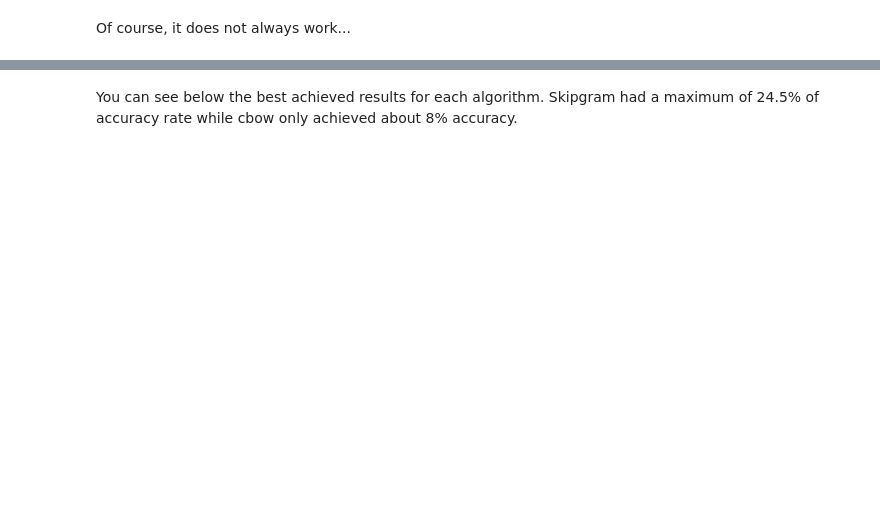
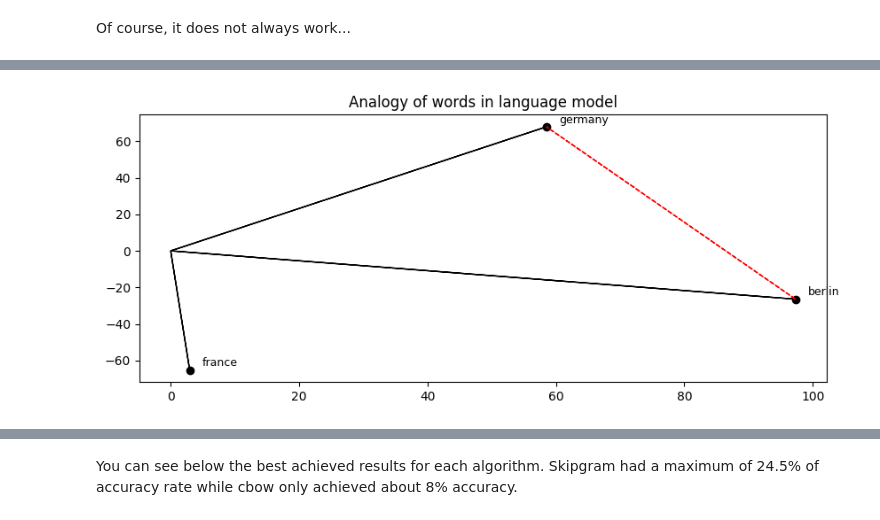
Before and after one commit to luizppa/natural-language-model, a Jupyter notebook: natural_language_model.ipynb, the cells around one changed output, grey strips where cells are left out. Drawn from its saved outputs; the diff is of its cells as text; code cells hidden in the pictures; blank space fills up the shorter version.

```diff
--- a/natural_language_model.ipynb
+++ b/natural_language_model.ipynb
@@ -140,7 +142,7 @@ def get_model(corpus_size, sg=1, window=2, vector_size=100, epochs=30, min_count
     if path.isfile(model_name):
         return Word2Vec.load(model_name).wv
     else:
-        print('Model not trained')
+        raise KeyError('Model not trained')
 # %% [markdown]
 ### Parameters
 
@@ -201,13 +205,11 @@ def analogy(model, word, is_to, as_word):
     result = model.most_similar(negative=[word], positive=[is_to, as_word])
     return result[0][0]
 # %%
-model = get_model(corpus_size=len(sentences), sg=1, window=5, vector_size=100, epochs=20, min_count=30)
+model = get_model(corpus_size=len(sentences), sg=1, window=10, vector_size=300, epochs=30, min_count=10)
 print('germany is to berlin as france is to: {}'.format(analogy(model, 'germany', 'berlin', 'france')))
-print('star is to sun as planet is to: {}'.format(analogy(model, 'star', 'sun', 'planet')))
-print('man is to king as woman is to: {}'.format(analogy(model, 'man', 'king', 'woman')))
-print('teacher is to school as nurse is to: {}'.format(analogy(model, 'teacher', 'school', 'nurse')))
+print('sun is to star as earth is to: {}'.format(analogy(model, 'sun', 'star', 'earth')))
+print('man is to father as woman is to: {}'.format(analogy(model, 'man', 'father', 'woman')))
 print('frederick is to king as elizabeth is to: {}'.format(analogy(model, 'frederick', 'king', 'elizabeth')))
-# print('feline is to cat as canine is to: {}'.format(analogy(model, 'feline', 'cat', 'canine')))
 print('car is to road as boat is to: {}'.format(analogy(model, 'car', 'road', 'boat')))
 print('fast is to faster as easy is to: {}'.format(analogy(model, 'fast', 'faster', 'easy')))
 print('small is to big as good is to: {}'.format(analogy(model, 'small', 'big', 'good')))
@@ -217,0 +244,31 @@ print('hat is to head as shirt is to: {}'.format(analogy(model, 'hat', 'head', '
+# %%
+def plane_projection(model, words):
+    embedings = [model[v] for v in words]
+    return TSNE(n_components=2, learning_rate='auto', init='random', random_state=30).fit_transform(np.array(embedings))
+
+def plot_arrow(u, v=None, **kwargs):
+    if v is None:
+        plt.arrow(x=0, y=0, dx=u[0], dy=u[1])
+    else:
+        plt.arrow(x=u[0], y=u[1], dx=v[0]-u[0], dy=v[1]-u[1], **kwargs)
+# %%
+words = ['germany', 'berlin', 'france', 'paris']
+vectors = plane_projection(model, words)
+u, v, w, x = vectors
+offset = 2
+# %%
+plt.figure(figsize=(10, 4), dpi=100)
+
+for i in range(3):
+    vec = vectors[i]
+    word = words[i]
+    plot_arrow(vec)
+    plt.scatter(vec[0], vec[1], color='black')
+    plt.text(vec[0]+offset, vec[1]+offset, word, fontsize=9)
+
+plot_arrow(u, v, color='red', ls='--')
+
+plt.title('Analogy of words in language model')
+plt.show()
+# %% [output]
+[figure, added]
```
Also changed, not shown: parts of 33 cells of this notebook, 1 other file.
